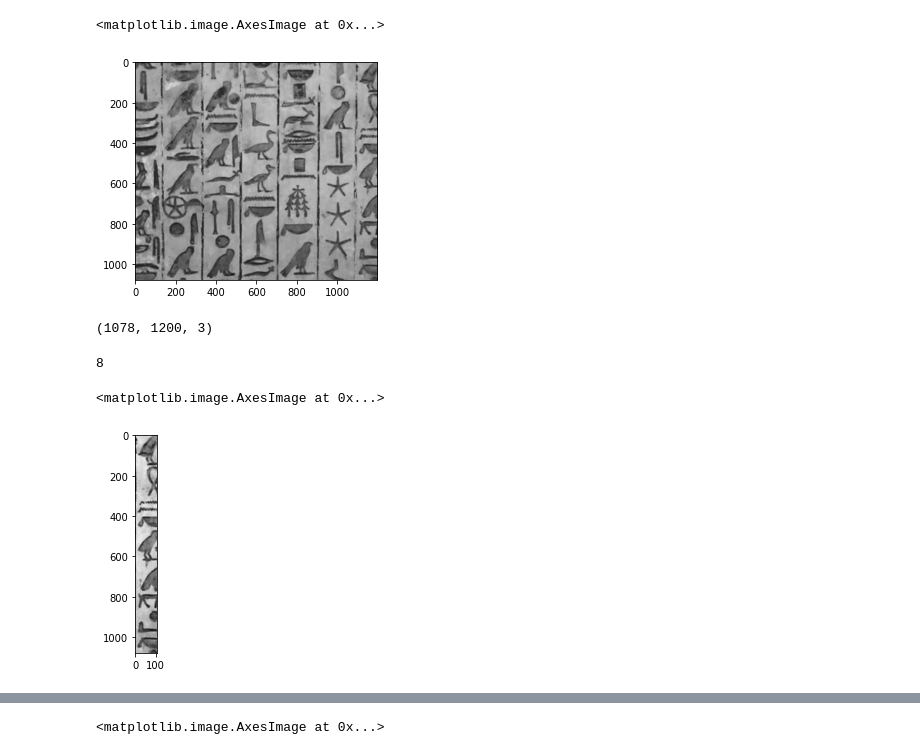
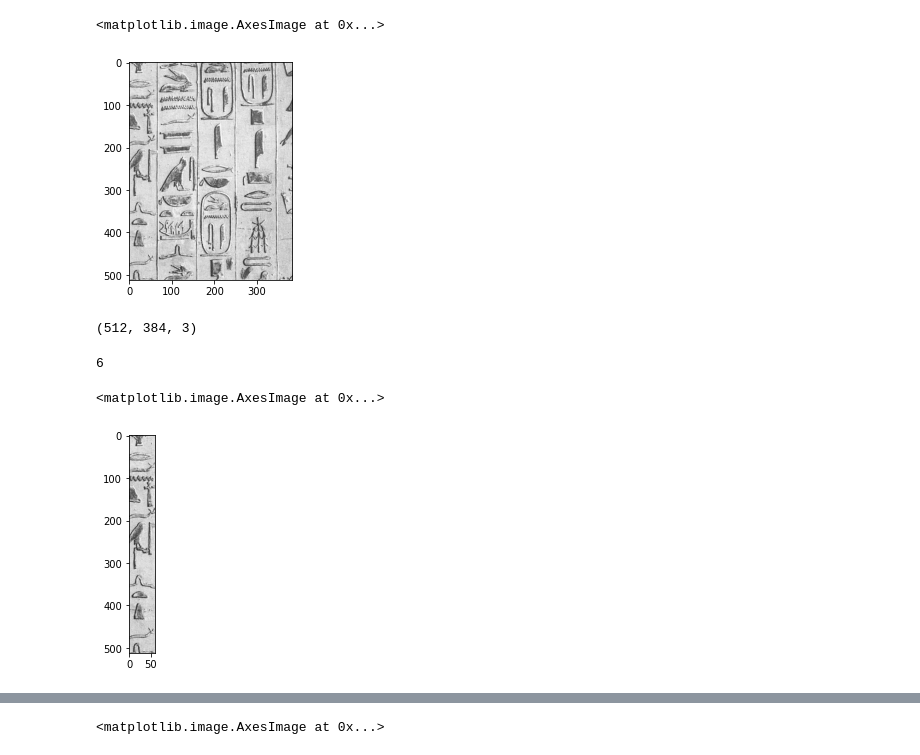
Before and after one commit to AsmaaSobhyy/Hieroglyph-classifier, a Jupyter notebook: crop_order.ipynb, the cells around one changed output, grey strips where cells are left out. Cells and saved outputs as stored; diff of their text form; code cells hidden in the pictures.

```diff
--- a/crop_order.ipynb
+++ b/crop_order.ipynb
@@ -10,15 +10,15 @@ from skimage.transform import hough_line, hough_line_peaks
 
 import pickle
 # %%
-img=io.imread('test/new.jpg')
+img=io.imread('test/0.jpg')
 plt.imshow(img)
 # %% [output]
 <matplotlib.image.AxesImage at 0x...>
-[figure, old version]
+[figure, new version]
 # %%
 img.shape
 # %% [output]
-(1078, 1200, 3)
+(512, 384, 3)
 # %%
 detected=pd.read_json('test/image_0_predictions.txt')
 coordinates=detected['bbox']
@@ -74,11 +76,11 @@ def get_glyphs(gray_image,coordinates):
 # split columns into seperated images and get the X values where the lines are
 sub_images,dist=crop_vertical(img)
 print(len(dist))
-plt.imshow(sub_images[6],cmap='gray')
+plt.imshow(sub_images[0],cmap='gray')
 # %% [output]
-8
+6
 <matplotlib.image.AxesImage at 0x...>
-[figure, old version]
+[figure, new version]
 # %%
 # move the coordinates into the seperated images
 new_coordinates=move_coord(coordinates,dist)
```
Also changed, not shown: parts of 13 cells of this notebook, 25 other files.
